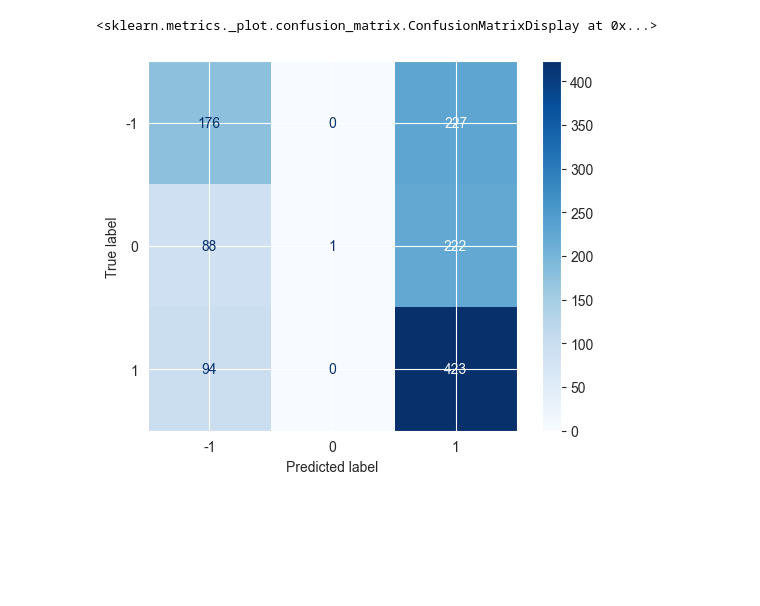
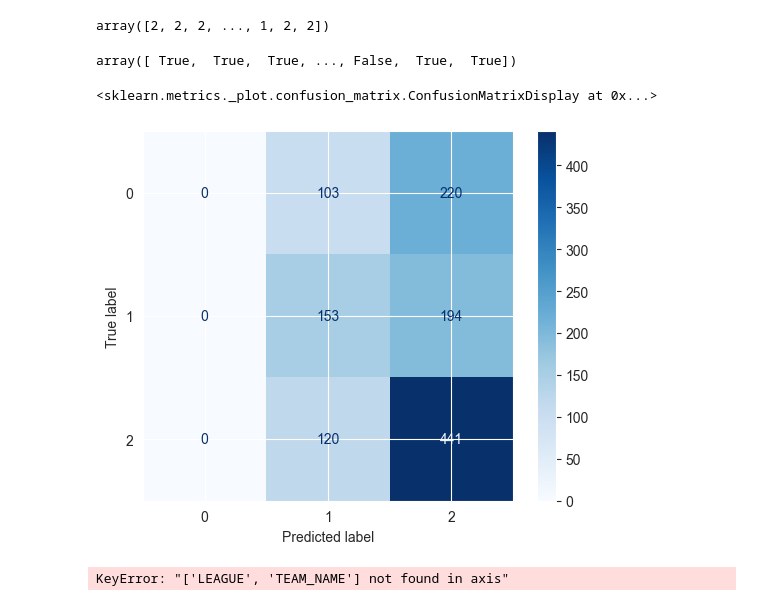
Before and after one commit to MOUAK-Ayoub/QRT-data-challenge, a Jupyter notebook: notebooks/pca_logistic_regression.ipynb, the cells around one changed output. Cells and saved outputs as stored; diff of their text form; code cells hidden in the pictures; blank space fills up the shorter version.

Commit message:
Refactor code Visualisation of data

```diff
--- a/notebooks/pca_logistic_regression.ipynb
+++ b/notebooks/pca_logistic_regression.ipynb
@@ -28,4 +41,5 @@ df_home.head()
 # %%
-df_joined=df_away.join(df_home.set_index('ID'), on='ID')
-df_joined=df_joined.fillna(0.0)
-df_final=df_joined.sort_values(by=['ID'])
+from sklearn.model_selection import train_test_split
+
+attribut_train, attribut_test, result_train, result_test = train_test_split(df_attribut.drop(['ID'], axis=1), df_result, test_size=0.1,
+                                                                            random_state=10)
@@ -87,3 +54,0 @@ df_final=df_final.drop(["ID"],axis=1)
-# %%
-
-attribut_train,attribut_test,result_train,result_test=train_test_split(df_final, df_result_final, test_size=0.1,random_state=10)
@@ -138,5 +55,5 @@ attribut_train
 # %%
-n_components = 20
+n_components = 3
 
 pca = PCA(n_components=n_components)
 pca.fit(attribut_train)
@@ -158,8 +75,8 @@ Passing `palette` without assigning `hue` is deprecated and will be removed in v
 # %%
 from sklearn.linear_model import LogisticRegression
-max_iter_list=[300,3_000,30_000,300_000,3_000_000,30_000_000]
-solver_list=['lbfgs', 'liblinear', 'newton-cg', 'newton-cholesky', 'sag', 'saga']
-regularization_factor_list=[0.1,0.01,0.001,0.0001]
+max_iter_list=[3000]
+solver_list=['lbfgs', 'liblinear']
+regularization_factor_list=[1,0.01]
 accuracy_dict={}
 LR_dict={}
 for max_iter in max_iter_list:
@@ -237,14 +141,24 @@ result_test
 1231 rows × 1 columns
+# %%
+yhat
+# %% [output]
+array([2, 2, 2, ..., 1, 2, 2])
+# %%
+yhat==2
+# %% [output]
+array([ True,  True,  True, ..., False,  True,  True])
 # %%
 from sklearn.metrics import confusion_matrix, ConfusionMatrixDisplay
 cm = confusion_matrix(result_test, yhat)
 disp = ConfusionMatrixDisplay(confusion_matrix=cm,
-                              display_labels=[-1, 0, 1],)
+                              display_labels=[0, 1, 2],)
 disp.plot(cmap="Blues")
 # %% [output]
 <sklearn.metrics._plot.confusion_matrix.ConfusionMatrixDisplay at 0x...>
-[figure, old version]
+[figure, new version]
 # %%
-df_away_test=pd.read_csv('./data/Test_Data/test_away_team_statistics_df.csv')
-df_home_test=pd.read_csv('./data/Test_Data/test_home_team_statistics_df.csv')
-df_home_test.columns = [('HOME_' +str(col) ) if col != 'ID' else 'ID' for col in df_home_test.columns ]
+test_path_away = '../data/Test_Data/test_away_team_statistics_df.csv'
+test_path_home = '../data/Test_Data/test_home_team_statistics_df.csv'
+df_attribut_test = prepare_attribut_data(test_path_away, test_path_home,True)
+# %% [output]
+KeyError: "['LEAGUE', 'TEAM_NAME'] not found in axis"
```
Also changed, not shown: parts of 30 cells of this notebook, 2 other files.
